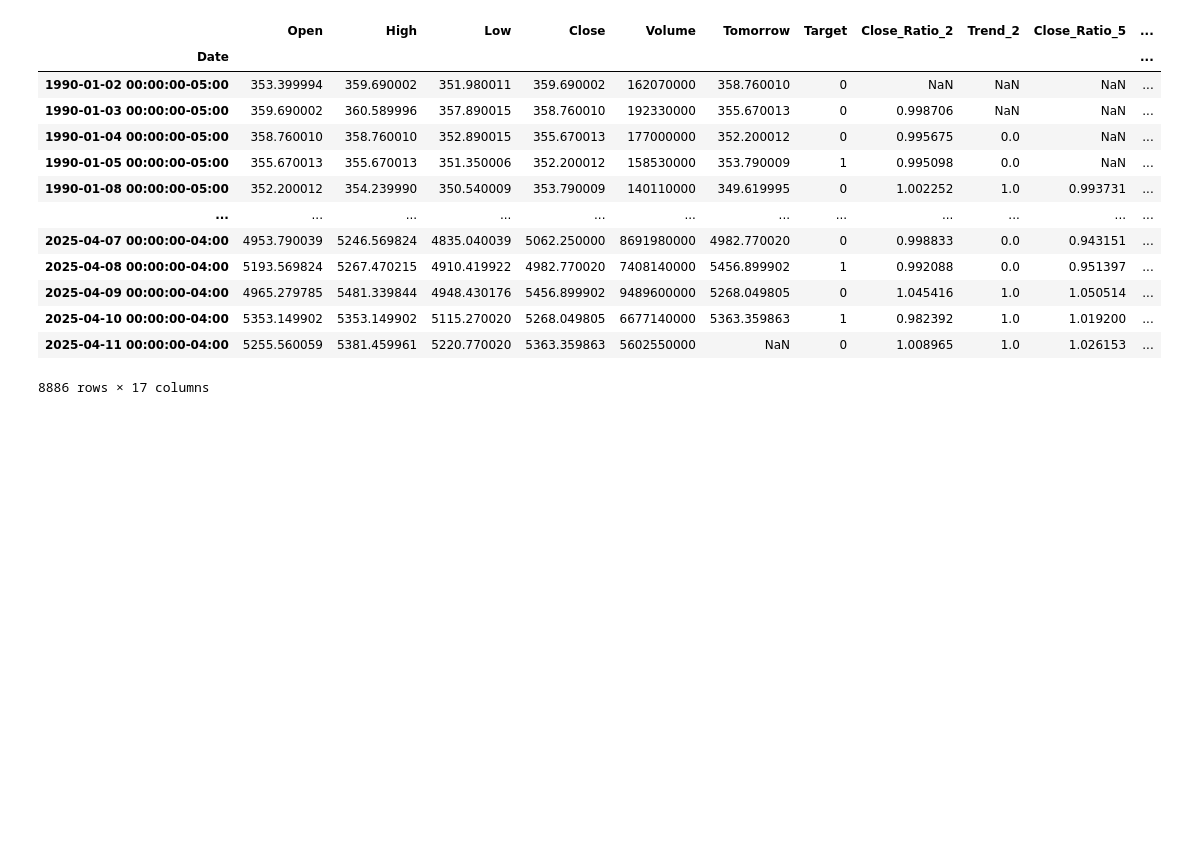
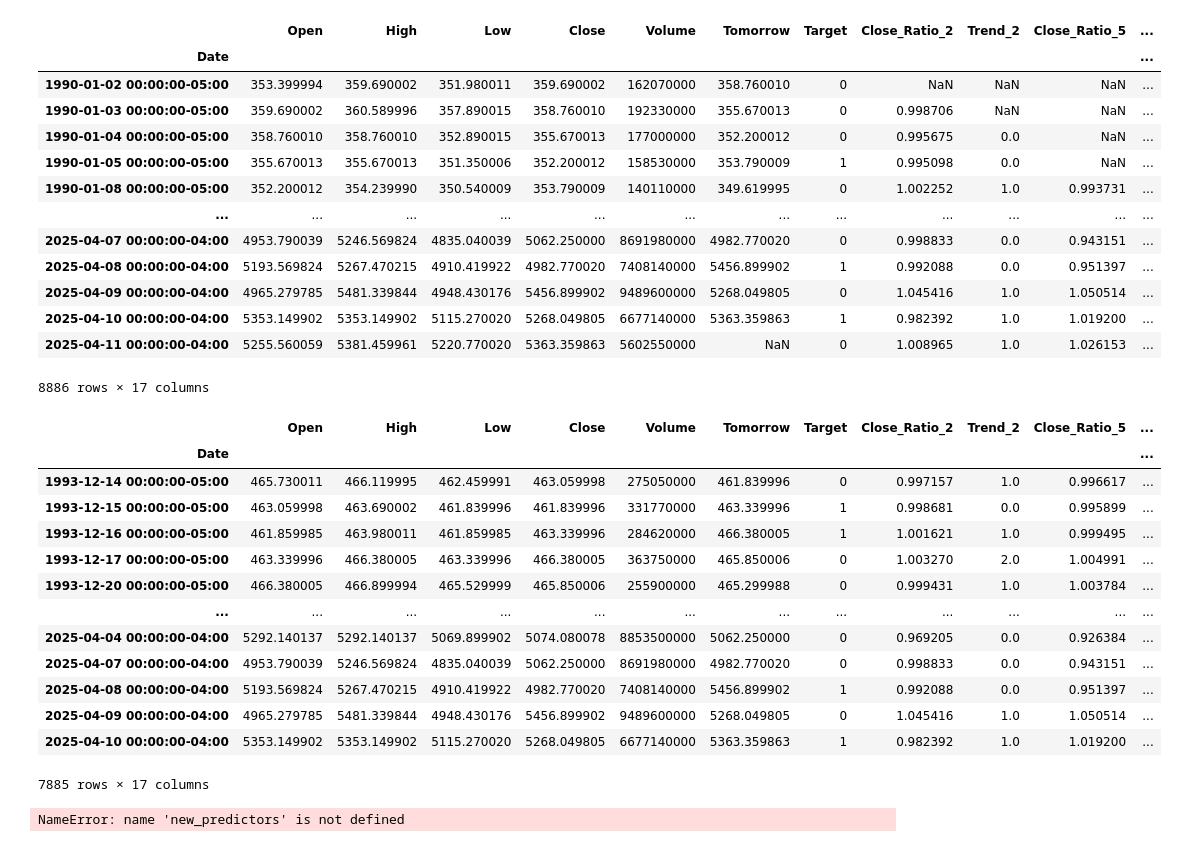
Before and after one commit to SaadChaudry23/Stock-Predictor, a Jupyter notebook: data.ipynb, the cells around one changed output. Drawn from its saved outputs; the diff is of its cells as text; code cells hidden in the pictures; blank space fills up the shorter version.

Commit message:
ran into an error. need to debug now

```diff
--- a/data.ipynb
+++ b/data.ipynb
@@ -190,7 +190,7 @@ Target
 Name: count, dtype: float64
 # %%
 horizons = [2, 5, 60, 250, 1000]
-new_predcitors = []
+new_predictors = []
 
 for horizon in horizons:
     rolling_averages = sp500.rolling(horizon).mean()
@@ -221,3 +221,22 @@ sp500
 | 2025-04-10 00:00:00-04:00 | 5353.149902 | 5353.149902 | 5115.270020 | 5268.049805 | 6677140000 | 5363.359863 | 1 | 0.982392 | 1.0 | 1.019200 | ... |
 | 2025-04-11 00:00:00-04:00 | 5255.560059 | 5381.459961 | 5220.770020 | 5363.359863 | 5602550000 | NaN | 0 | 1.008965 | 1.0 | 1.026153 | ... |
 8886 rows × 17 columns
+# %%
+sp500 = sp500.dropna()
+# %%
+sp500
+# %% [output]
+|  | Open | High | Low | Close | Volume | Tomorrow | Target | Close_Ratio_2 | Trend_2 | Close_Ratio_5 | ... |
+| Date |  |  |  |  |  |  |  |  |  |  | ... |
+| 1993-12-14 00:00:00-05:00 | 465.730011 | 466.119995 | 462.459991 | 463.059998 | 275050000 | 461.839996 | 0 | 0.997157 | 1.0 | 0.996617 | ... |
+| 1993-12-15 00:00:00-05:00 | 463.059998 | 463.690002 | 461.839996 | 461.839996 | 331770000 | 463.339996 | 1 | 0.998681 | 0.0 | 0.995899 | ... |
+| 1993-12-16 00:00:00-05:00 | 461.859985 | 463.980011 | 461.859985 | 463.339996 | 284620000 | 466.380005 | 1 | 1.001621 | 1.0 | 0.999495 | ... |
+| 1993-12-17 00:00:00-05:00 | 463.339996 | 466.380005 | 463.339996 | 466.380005 | 363750000 | 465.850006 | 0 | 1.003270 | 2.0 | 1.004991 | ... |
+| 1993-12-20 00:00:00-05:00 | 466.380005 | 466.899994 | 465.529999 | 465.850006 | 255900000 | 465.299988 | 0 | 0.999431 | 1.0 | 1.003784 | ... |
+| ... | ... | ... | ... | ... | ... | ... | ... | ... | ... | ... | ... |
+| 2025-04-04 00:00:00-04:00 | 5292.140137 | 5292.140137 | 5069.899902 | 5074.080078 | 8853500000 | 5062.250000 | 0 | 0.969205 | 0.0 | 0.926384 | ... |
+| 2025-04-07 00:00:00-04:00 | 4953.790039 | 5246.569824 | 4835.040039 | 5062.250000 | 8691980000 | 4982.770020 | 0 | 0.998833 | 0.0 | 0.943151 | ... |
+| 2025-04-08 00:00:00-04:00 | 5193.569824 | 5267.470215 | 4910.419922 | 4982.770020 | 7408140000 | 5456.899902 | 1 | 0.992088 | 0.0 | 0.951397 | ... |
+| 2025-04-09 00:00:00-04:00 | 4965.279785 | 5481.339844 | 4948.430176 | 5456.899902 | 9489600000 | 5268.049805 | 0 | 1.045416 | 1.0 | 1.050514 | ... |
+| 2025-04-10 00:00:00-04:00 | 5353.149902 | 5353.149902 | 5115.270020 | 5268.049805 | 6677140000 | 5363.359863 | 1 | 0.982392 | 1.0 | 1.019200 | ... |
+7885 rows × 17 columns
@@ -223,0 +254,4 @@ sp500
+# %%
+predictions = backtest(sp500, model, new_predictors)
+# %% [output]
+NameError: name 'new_predictors' is not defined
```
Also changed, not shown: parts of 2 cells of this notebook.
